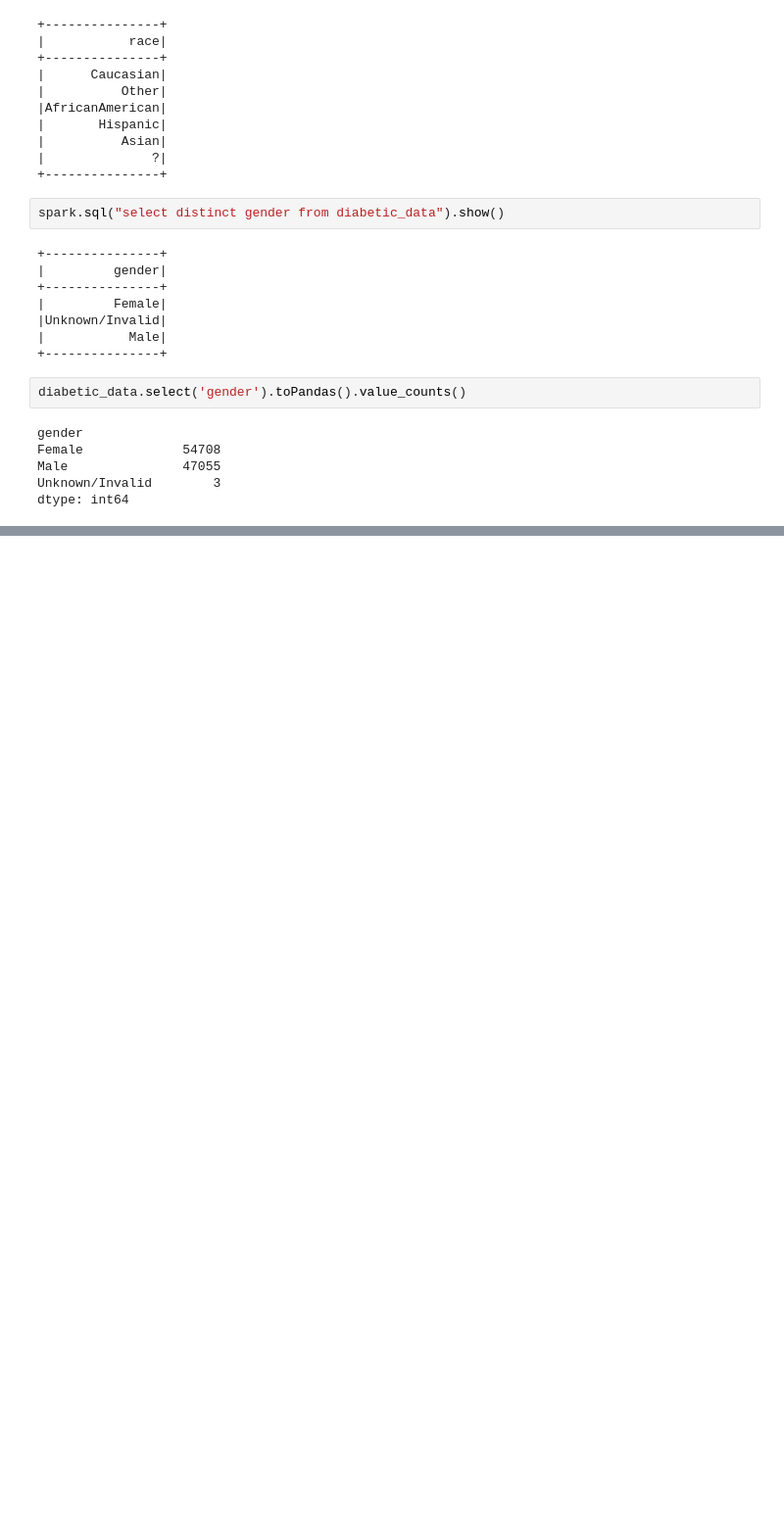
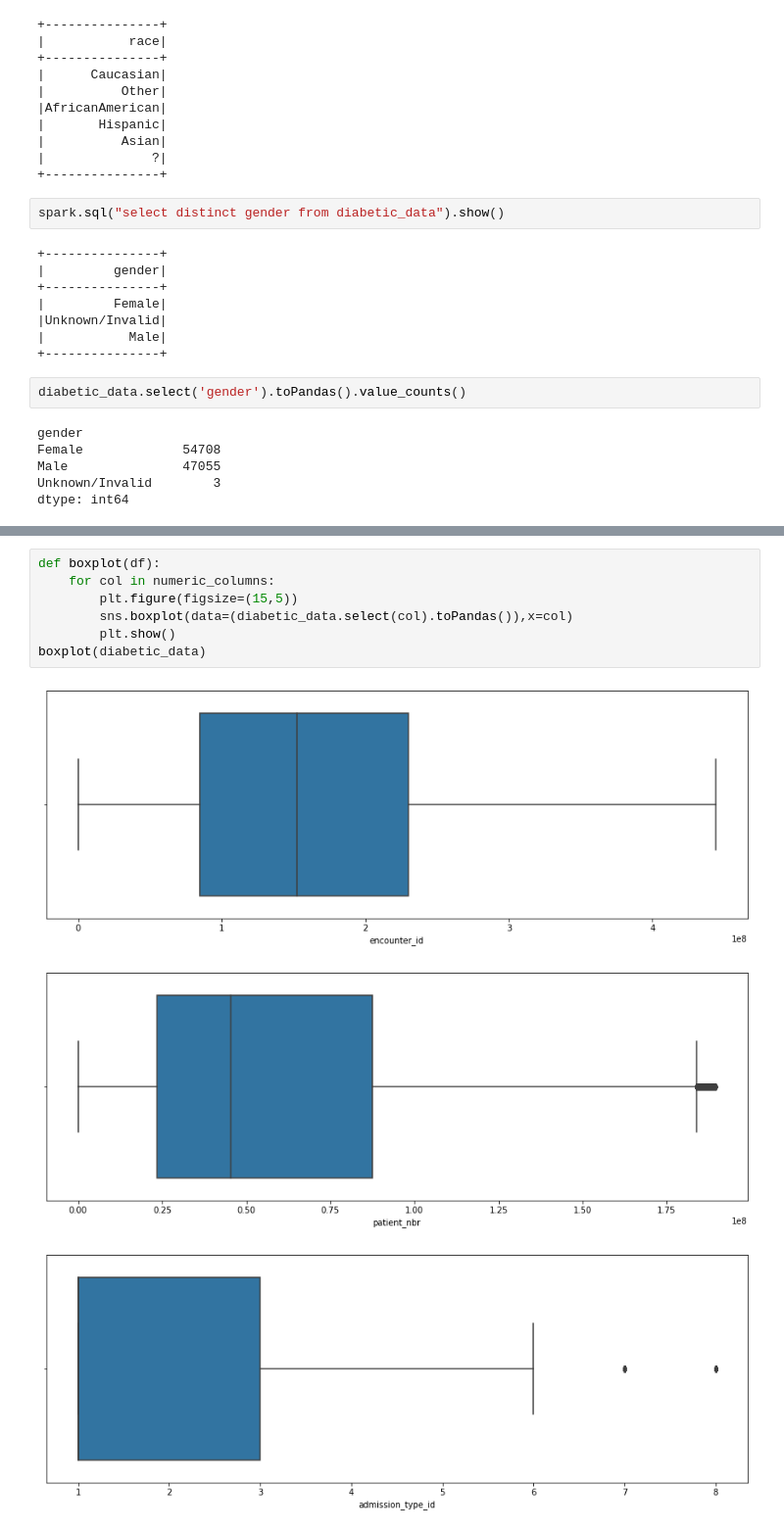
Before and after one commit to surajsangwan90/Uoa-infosys722, a Jupyter notebook: iteration-4_prediction_hospital_readmission_rate.ipynb, the cells around one changed output, grey strips where cells are left out. Shown: that part at 98% size. Drawn from its saved outputs; the diff is of its cells as text; blank space fills up the shorter version.

```diff
--- a/iteration-4_prediction_hospital_readmission_rate.ipynb
+++ b/iteration-4_prediction_hospital_readmission_rate.ipynb
@@ -174,0 +459,11 @@ TypeError: Neither the `x` nor `y` variable appears to be numeric.
+# %%
+def boxplot(df):
+    for col in numeric_columns:
+        plt.figure(figsize=(15,5))
+        sns.boxplot(data=(diabetic_data.select(col).toPandas()),x=col)
+        plt.show()
+boxplot(diabetic_data)
+# %% [output]
+[figure, added]
+[figure, added]
+[figure, added]
```
Also changed, not shown: parts of 56 cells of this notebook, 2 other files.
